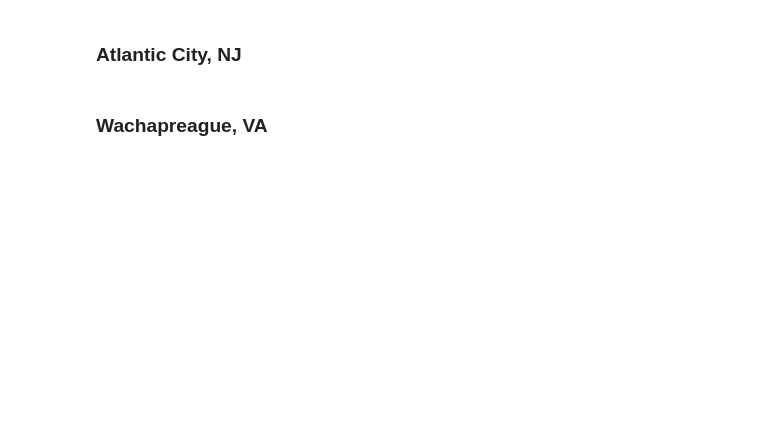
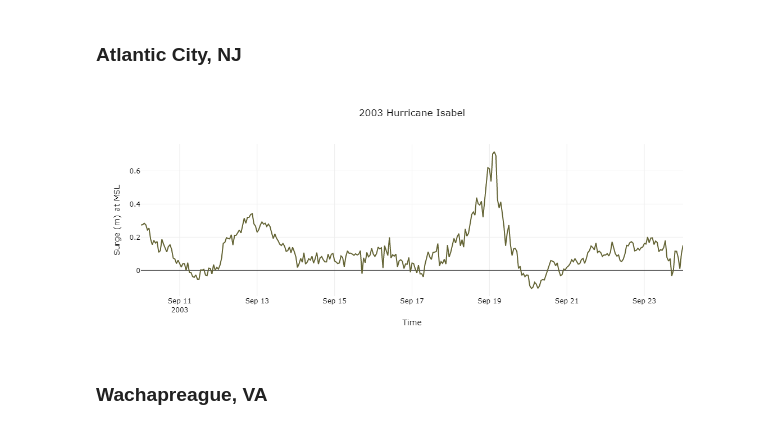
Before and after one commit to Rezaie/Flood_lab_notebooks, a Jupyter notebook: notebooks/notebook_afterCF.ipynb, the cells around one changed output. Saved outputs shown, nothing was run; the diff lists cells and outputs as text; code cells hidden in the pictures; blank space fills up the shorter version.

```diff
--- a/notebooks/notebook_afterCF.ipynb
+++ b/notebooks/notebook_afterCF.ipynb
@@ -180,11 +179,13 @@ interactive = iplot(fig)
 # %% [markdown]
 ### Atlantic City, NJ
 # %%
-data = utils.noaa_surge(8534720,'20030827','20030926')
+data = utils.noaa_surge('8534720','20030827','20030926')
 title,x,y = '2003 Hurricane Isabel','Time','Surge (m) at MSL'
 layout=utils.layout(title,x,y)
 fig = go.Figure(data=data, layout=layout)
 interactive = iplot(fig)
+# %% [output]
+[figure, added]
 # %% [markdown]
 ### Wachapreague, VA
 # %%
```
Also changed, not shown: parts of 10 cells of this notebook.
